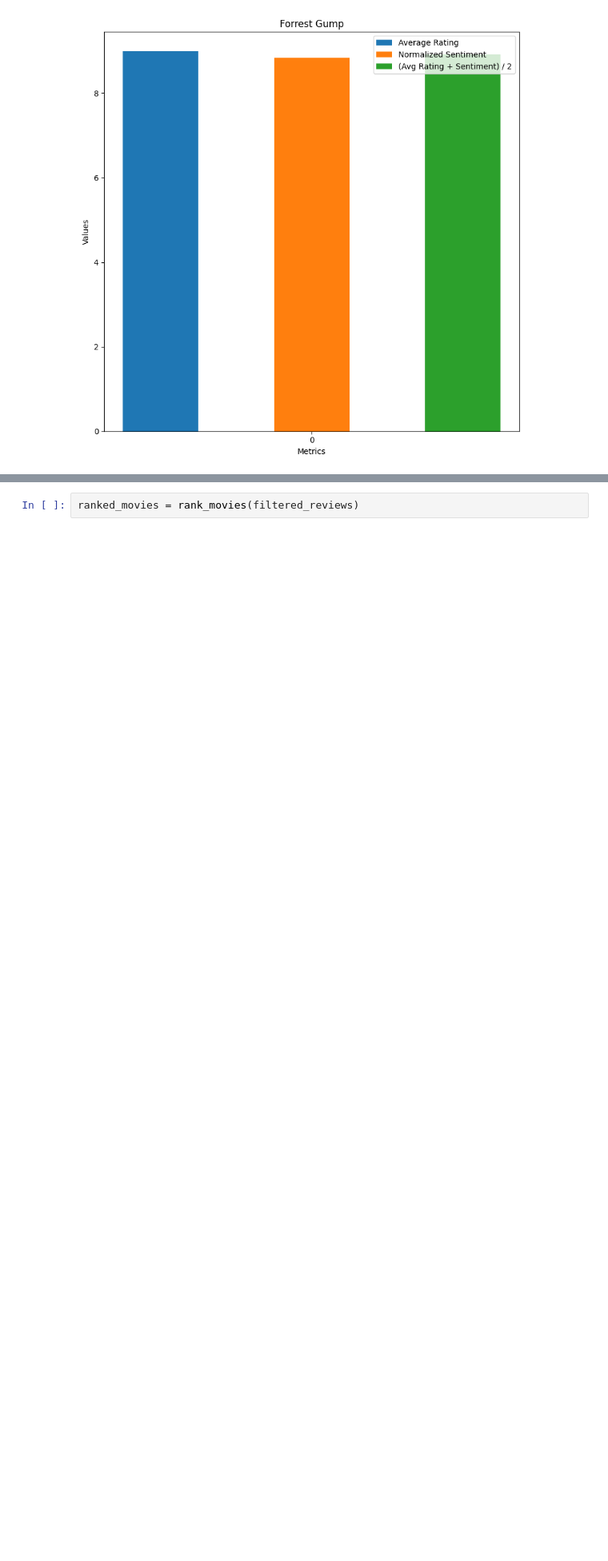
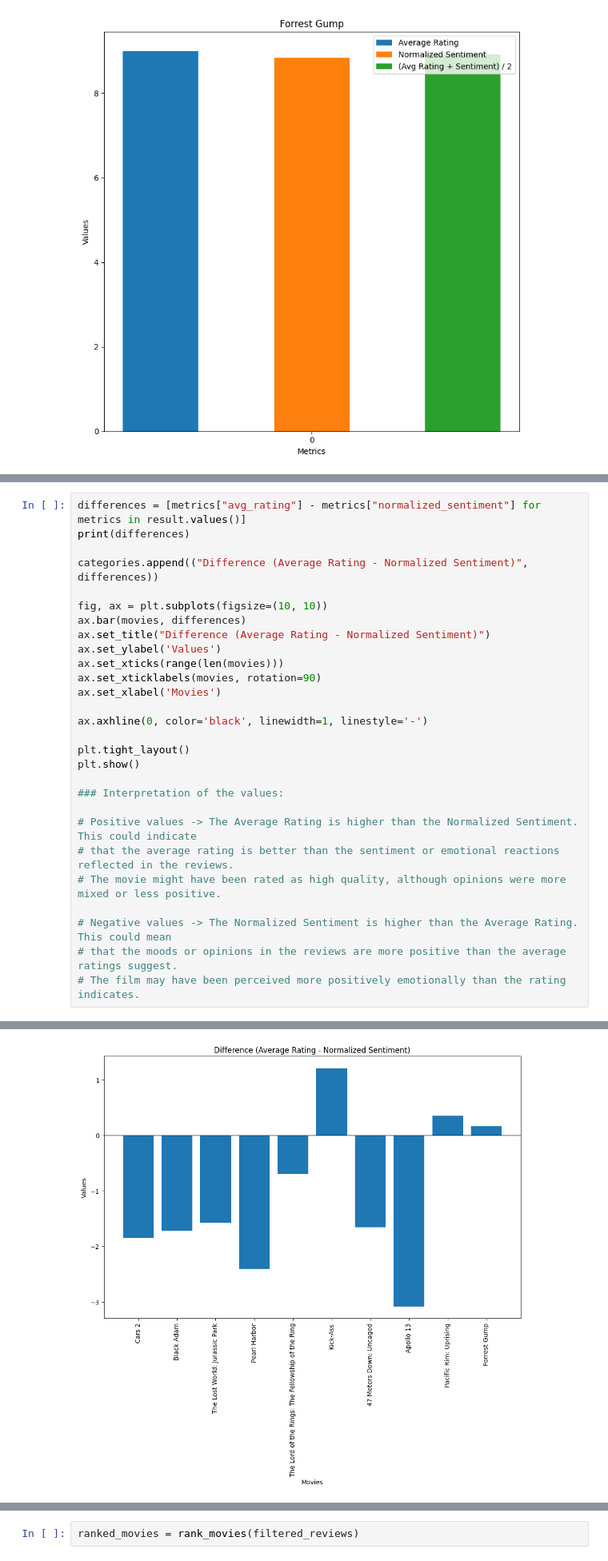
Before and after one commit to Padinator/Watch-Tip, a Jupyter notebook: ranking/visualize_ranking_data.ipynb, the cells around one changed output, grey strips where cells are left out. Shown at 80% size. Drawn from its saved outputs; the diff is of its cells as text; blank space fills up the shorter version.

```diff
--- a/ranking/visualize_ranking_data.ipynb
+++ b/ranking/visualize_ranking_data.ipynb
@@ -211,0 +213,29 @@ for index, (title, value) in enumerate(categories):
+# %%
+differences = [metrics["avg_rating"] - metrics["normalized_sentiment"] for metrics in result.values()]
+print(differences)
+
+categories.append(("Difference (Average Rating - Normalized Sentiment)", differences))
+
+fig, ax = plt.subplots(figsize=(10, 10))
+ax.bar(movies, differences)
+ax.set_title("Difference (Average Rating - Normalized Sentiment)")
+ax.set_ylabel('Values')
+ax.set_xticks(range(len(movies)))
+ax.set_xticklabels(movies, rotation=90)
+ax.set_xlabel('Movies')
+
+ax.axhline(0, color='black', linewidth=1, linestyle='-')
+
+plt.tight_layout()
+plt.show()
+
+### Interpretation of the values:
+
+# Positive values -> The Average Rating is higher than the Normalized Sentiment. This could indicate
+# that the average rating is better than the sentiment or emotional reactions reflected in the reviews.
+# The movie might have been rated as high quality, although opinions were more mixed or less positive.
+
+# Negative values -> The Normalized Sentiment is higher than the Average Rating. This could mean
+# that the moods or opinions in the reviews are more positive than the average ratings suggest.
+# The film may have been perceived more positively emotionally than the rating indicates.
+# %% [output]
@@ -212,3 +243,4 @@ for index, (title, value) in enumerate(categories):
+[figure, added]
 # %%
 def extract_keywords_of_a_reviews(review: str, top_n: int) -> List[str]:
     """
```
Also changed, not shown: parts of 2 cells of this notebook.
